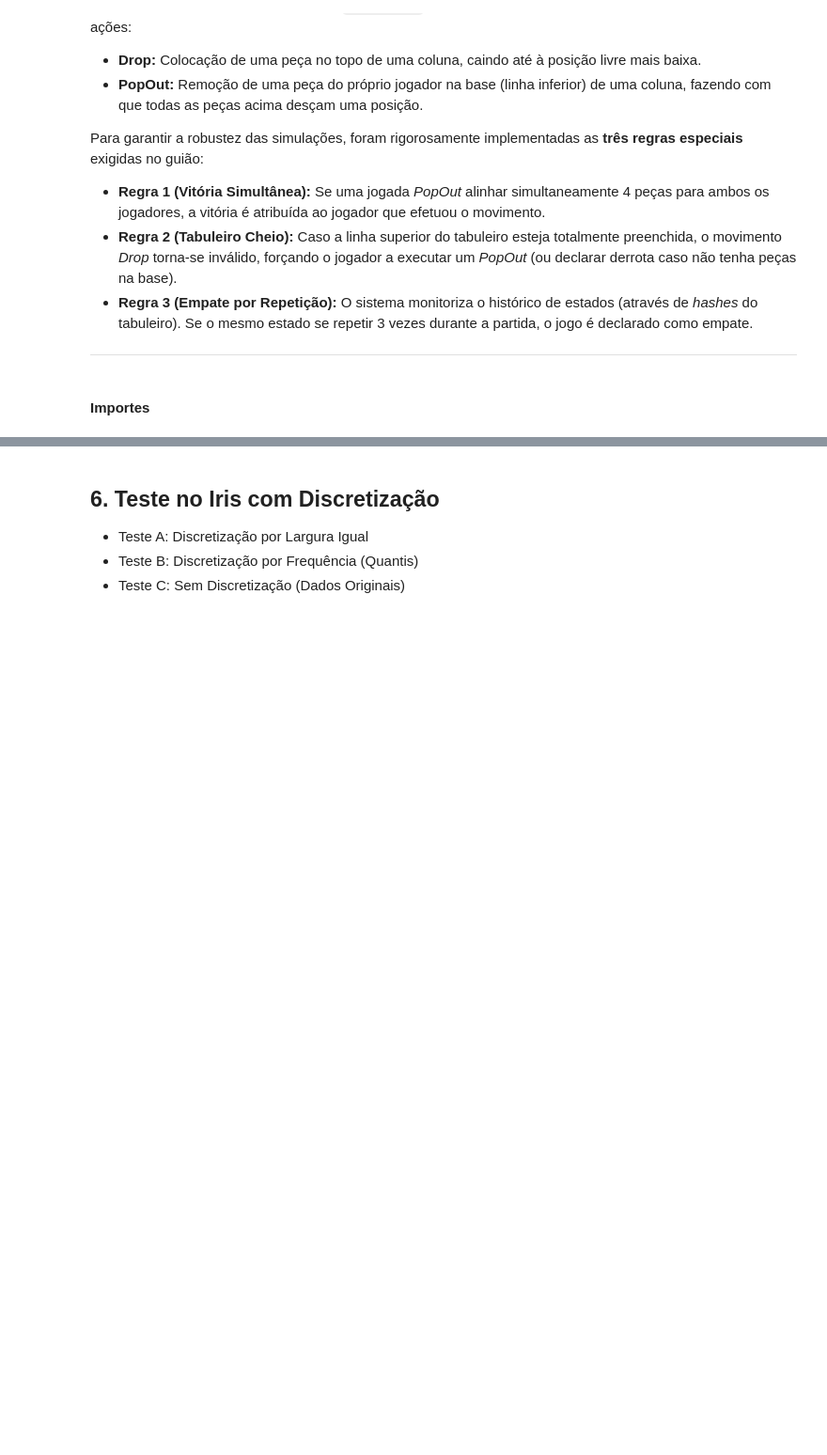
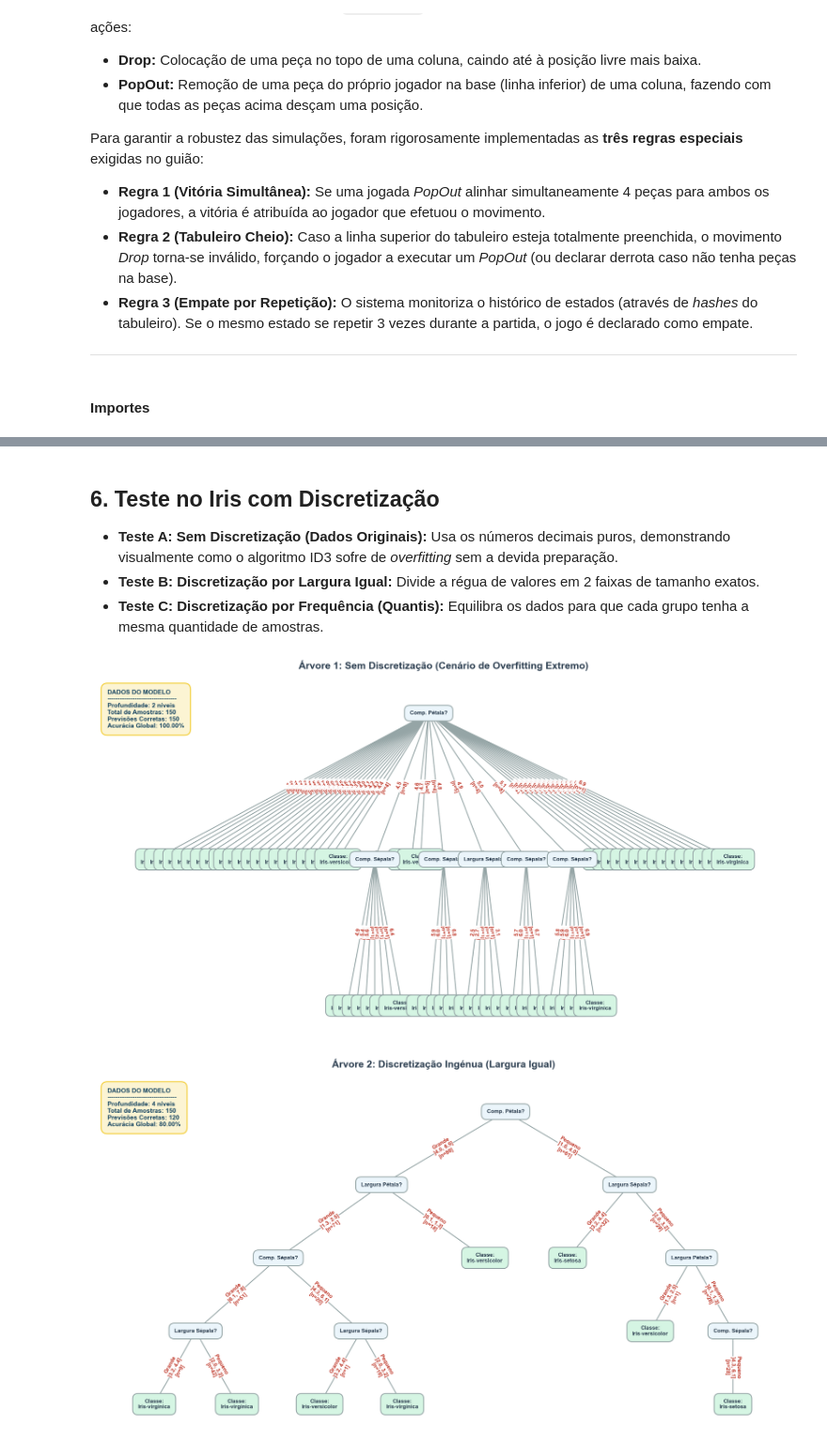
Before and after one commit to Klippell/IA-Connect-4-PopOut, a Jupyter notebook: main.ipynb, the cells around one changed output, grey strips where cells are left out. Shown at 94% size. Saved outputs shown, nothing was run; the diff lists cells and outputs as text; code cells hidden in the pictures; blank space fills up the shorter version.

```diff
--- a/main.ipynb
+++ b/main.ipynb
@@ -261,6 +288,6 @@ plt.tight_layout(rect=[0, 0, 1, 0.96])
 plt.show()
 # %% [markdown]
 ## **6. Teste no Iris com Discretização**
-- Teste A: Discretização por Largura Igual
-- Teste B: Discretização por Frequência (Quantis)
-- Teste C: Sem Discretização (Dados Originais)
+- **Teste A: Sem Discretização (Dados Originais):** Usa os números decimais puros, demonstrando visualmente como o algoritmo ID3 sofre de *overfitting* sem a devida preparação.
+- **Teste B: Discretização por Largura Igual:** Divide a régua de valores em 2 faixas de tamanho exatos.
+- **Teste C: Discretização por Frequência (Quantis):** Equilibra os dados para que cada grupo tenha a mesma quantidade de amostras.
@@ -306,0 +294,66 @@ mostrar_arvore_visual(arvore_continua.root)
+# %%
+def calcular_profundidade(node):
+    if not node.children:
+        return 0
+    return 1 + max([calcular_profundidade(filho) for filho in node.children.values()])
+
+# 1. Carregar os dados iniciais
+caminho_iris = "datasets/iris.csv"
+df_iris = pd.read_csv(caminho_iris)
+
+# --- Traduzir colunas para Português ---
+dicionario_traducao = {
+    'sepallength': 'Comp. Sépala',
+    'sepalwidth': 'Largura Sépala',
+    'petallength': 'Comp. Pétala',
+    'petalwidth': 'Largura Pétala',
+    'class': 'Classe'
+}
+df_iris = df_iris.rename(columns=dicionario_traducao)
+
+# Atualizar as variáveis com os novos nomes em português
+colunas_features = ['Comp. Sépala', 'Largura Sépala', 'Comp. Pétala', 'Largura Pétala']
+nome_da_coluna_alvo = 'Classe'
+df_iris = df_iris[colunas_features + [nome_da_coluna_alvo]]
+
+
+# ----------------- TESTE 1: CAOS (Dados Contínuos) -----------------
+arvore_continua = DecisionTreeID3(max_depth=5)
+arvore_continua.fit(df_iris, target_name=nome_da_coluna_alvo)
+metricas_teste_1 = calcular_metricas(arvore_continua, df_iris, nome_da_coluna_alvo)
+
+# --> Calcula e adiciona a profundidade!
+metricas_teste_1['profundidade'] = calcular_profundidade(arvore_continua.root)
+
+plotar_arvore_decisao(arvore_continua.root,
+                      titulo="Árvore 1: Sem Discretização (Cenário de Overfitting Extremo)",
+                      metricas=metricas_teste_1)
+
+# ----------------- TESTE 2: LARGURA IGUAL -----------------
+df_ingenua = discretizar_largura_igual(df_iris, colunas_features)
+arvore_ingenua = DecisionTreeID3(max_depth=5)
+arvore_ingenua.fit(df_ingenua, target_name=nome_da_coluna_alvo)
+metricas_teste_2 = calcular_metricas(arvore_ingenua, df_ingenua, nome_da_coluna_alvo)
+
+# --> Calcula e adiciona a profundidade!
+metricas_teste_2['profundidade'] = calcular_profundidade(arvore_ingenua.root)
+
+plotar_arvore_decisao(arvore_ingenua.root,
+                      titulo="Árvore 2: Discretização Ingénua (Largura Igual)",
+                      metricas=metricas_teste_2)
+
+# ----------------- TESTE 3: QUANTIS (Frequência Igual) -----------------
+df_inteligente = discretizar_frequencia_igual(df_iris, colunas_features)
+arvore_inteligente = DecisionTreeID3(max_depth=5)
+arvore_inteligente.fit(df_inteligente, target_name=nome_da_coluna_alvo)
+metricas_teste_3 = calcular_metricas(arvore_inteligente, df_inteligente, nome_da_coluna_alvo)
+
+# --> Calcula e adiciona a profundidade!
+metricas_teste_3['profundidade'] = calcular_profundidade(arvore_inteligente.root)
+
+plotar_arvore_decisao(arvore_inteligente.root,
+                      titulo="Árvore 3: Discretização Inteligente (Frequência Igual)",
+                      metricas=metricas_teste_3)
+# %% [output]
+[figure, added]
+[figure, added]
```
Also changed, not shown: parts of 19 cells of this notebook, 19 other files.
